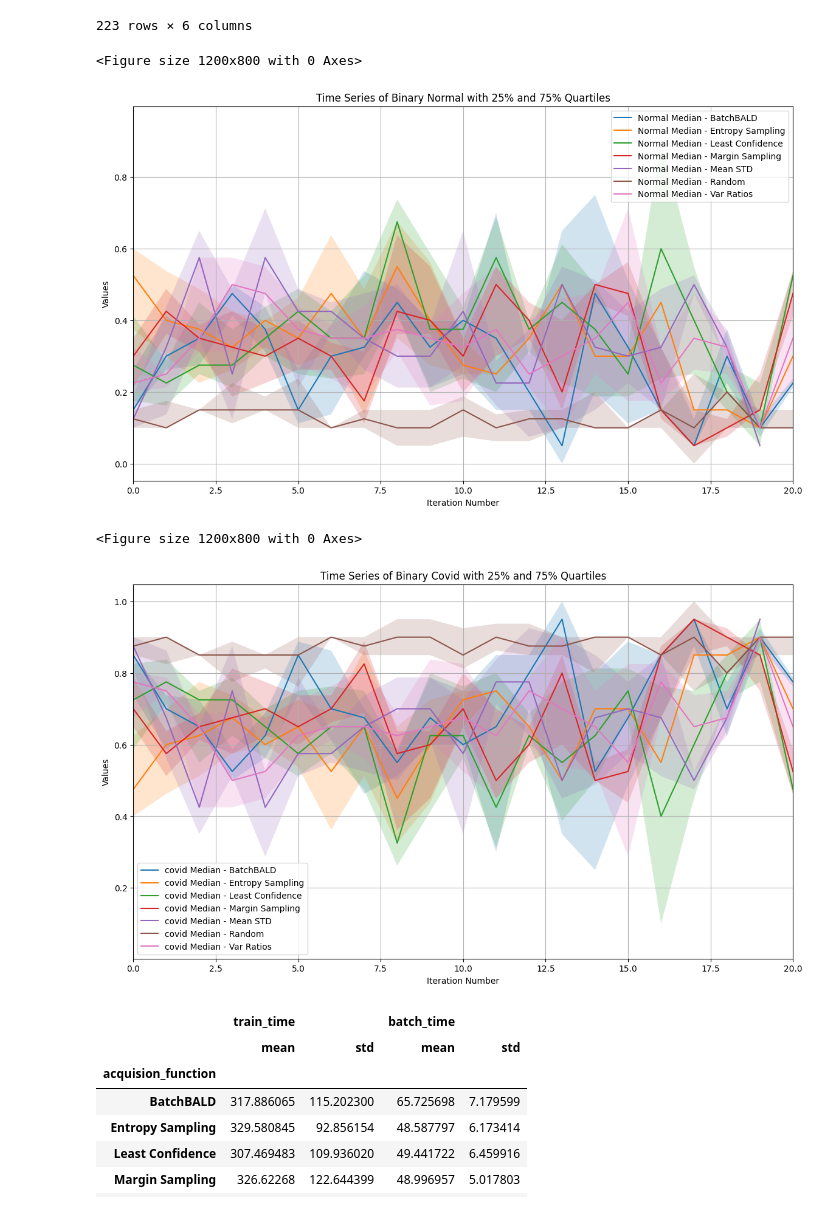
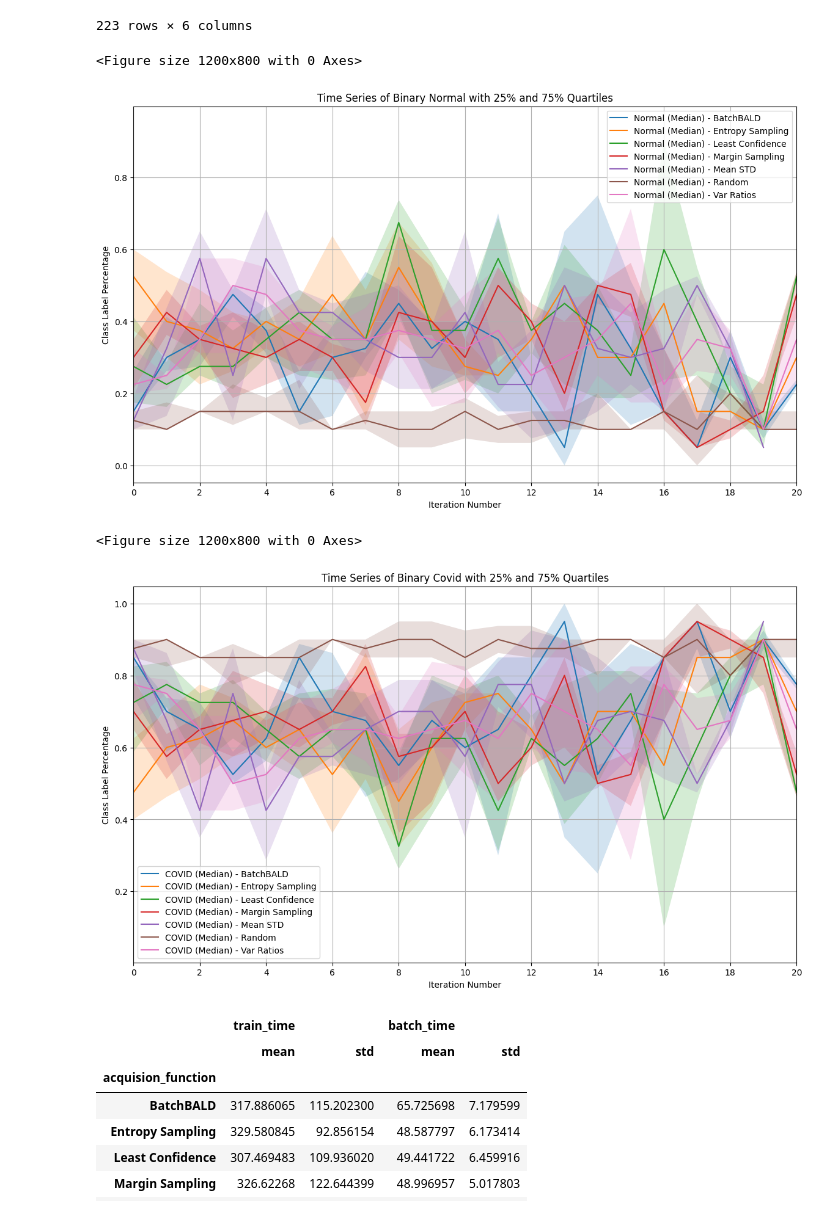
Before and after one commit to roymgabriel/BatchBALD, a Jupyter notebook: notebooks/roy/visualizations-topto.ipynb, the cells around one changed output. Drawn from its saved outputs; the diff is of its cells as text; code cells hidden in the pictures.

```diff
--- a/notebooks/roy/visualizations-topto.ipynb
+++ b/notebooks/roy/visualizations-topto.ipynb
@@ -546,17 +561,22 @@ for func in grouped_iter_df['acquision_function'].unique():
     data = grouped_iter_df[grouped_iter_df['acquision_function'] == func]
 
     # Plot median line
-    plt.plot(data['iteration_number'], data['severe_median'], label=f'severe Median - {func}')
+    plt.plot(data['iteration_number'], data['severe_median'], label=f'Severe (Median) - {func}')
 
     # Fill area between 25% and 75% quantiles
     plt.fill_between(data['iteration_number'], data['severe_25% quartile'], data['severe_75% quartile'], alpha=0.2)
 
+# Ensure x-axis shows only integer values
+plt.gca().xaxis.set_major_locator(MaxNLocator(integer=True))
+
 plt.xlabel('Iteration Number')
-plt.ylabel('Values')
+plt.ylabel('Class Label Percentage')
 plt.title('Time Series of Multi Severe with 25% and 75% Quartiles')
 plt.legend()
 plt.xlim(0, 20)  # Set x-axis limit
 plt.grid(True)
+output_path = blackhc.notebook.original_dir + f'/COVID_multi_severe_class_distribution_through_time.png'
+alp.plot_save(output_path, dpi=300)
 plt.show()
 # %% [output]
 <Figure size 1200x800 with 0 Axes>
@@ -646,17 +668,22 @@ for func in grouped_time_df['acquision_function'].unique():
     data = grouped_time_df[grouped_time_df['acquision_function'] == func]
 
     # Plot median line
-    plt.plot(data['iteration_number'], data['train_time_median'], label=f'train_time Median - {func}')
+    plt.plot(data['iteration_number'], data['train_time_median'], label=f'Train Time (Median) - {func}')
 
     # Fill area between 25% and 75% quantiles
     plt.fill_between(data['iteration_number'], data['train_time_25% quartile'], data['train_time_75% quartile'], alpha=0.2)
 
+# Ensure x-axis shows only integer values
+plt.gca().xaxis.set_major_locator(MaxNLocator(integer=True))
+
 plt.xlabel('Iteration Number')
-plt.ylabel('Values')
+plt.ylabel('Time (s)')
 plt.title('Time Series of Multi Training Time with 25% and 75% Quartiles')
 plt.legend()
 plt.xlim(0, 20)  # Set x-axis limit
 plt.grid(True)
+output_path = blackhc.notebook.original_dir + f'/COVID_multi_training_time_by_iter.png'
+alp.plot_save(output_path, dpi=300)
 plt.show()
 # %% [output]
 <Figure size 1200x800 with 0 Axes>
@@ -730,17 +757,22 @@ for func in grouped_time_df['acquision_function'].unique():
     data = grouped_time_df[grouped_time_df['acquision_function'] == func]
 
     # Plot median line
-    plt.plot(data['iteration_number'], data['batch_time_median'], label=f'batch_time Median - {func}')
+    plt.plot(data['iteration_number'], data['batch_time_median'], label=f'Batch Time (Median) - {func}')
 
     # Fill area between 25% and 75% quantiles
     plt.fill_between(data['iteration_number'], data['batch_time_25% quartile'], data['batch_time_75% quartile'], alpha=0.2)
 
+# Ensure x-axis shows only integer values
+plt.gca().xaxis.set_major_locator(MaxNLocator(integer=True))
+
 plt.xlabel('Iteration Number')
-plt.ylabel('Values')
+plt.ylabel('ValuesTime (s)')
 plt.title('Time Series of Multi Acquisition Batch Time with 25% and 75% Quartiles')
 plt.legend()
 plt.xlim(0, 20)  # Set x-axis limit
 plt.grid(True)
+output_path = blackhc.notebook.original_dir + f'/COVID_multi_acquisition_time_by_iter.png'
+alp.plot_save(output_path, dpi=300)
 plt.show()
 # %% [output]
 <Figure size 1200x800 with 0 Axes>
@@ -866,21 +900,26 @@ for func in grouped_iter_df['acquision_function'].unique():
     data = grouped_iter_df[grouped_iter_df['acquision_function'] == func]
 
     # Plot median line
-    plt.plot(data['iteration_number'], data['normal_median'], label=f'Normal Median - {func}')
+    plt.plot(data['iteration_number'], data['normal_median'], label=f'Normal (Median) - {func}')
 
     # Fill area between 25% and 75% quantiles
     plt.fill_between(data['iteration_number'], data['normal_25% quartile'], data['normal_75% quartile'], alpha=0.2)
 
+# Ensure x-axis shows only integer values
+plt.gca().xaxis.set_major_locator(MaxNLocator(integer=True))
+
 plt.xlabel('Iteration Number')
-plt.ylabel('Values')
+plt.ylabel('Class Label Percentage')
 plt.title('Time Series of Binary Normal with 25% and 75% Quartiles')
 plt.legend()
 plt.xlim(0, 20)  # Set x-axis limit
 plt.grid(True)
+output_path = blackhc.notebook.original_dir + f'/COVID_binary_normal_class_distribution_through_time.png'
+alp.plot_save(output_path, dpi=300)
 plt.show()
 # %% [output]
 <Figure size 1200x800 with 0 Axes>
-[figure, old version]
+[figure, new version]
 # %%
 df_binary_iter = binary_dictionary.copy(deep=True)
 
@@ -904,36 +943,41 @@ def iqr(x):
 
 # # Calculate IQR
 # grouped_iter_df['class_0%_iqr'] = df.groupby(['acquision_function', 'iteration_number'])['class_0%'].apply(iqr)
 # grouped_iter_df['class_1%_iqr'] = df.groupby(['acquision_function', 'iteration_number'])['class_1%'].apply(iqr)
 
 # Plotting the time plot with IQR
 plt.figure(figsize=(12, 8))
 
 # Reset index for easier plotting
 grouped_iter_df = grouped_iter_df.reset_index()
 
 # Plotting
 plt.figure(figsize=(14, 8))
 
 for func in grouped_iter_df['acquision_function'].unique():
     data = grouped_iter_df[grouped_iter_df['acquision_function'] == func]
 
     # Plot median line
-    plt.plot(data['iteration_number'], data['covid_median'], label=f'covid Median - {func}')
+    plt.plot(data['iteration_number'], data['covid_median'], label=f'COVID (Median) - {func}')
 
     # Fill area between 25% and 75% quantiles
     plt.fill_between(data['iteration_number'], data['covid_25% quartile'], data['covid_75% quartile'], alpha=0.2)
 
+# Ensure x-axis shows only integer values
+plt.gca().xaxis.set_major_locator(MaxNLocator(integer=True))
+
 plt.xlabel('Iteration Number')
-plt.ylabel('Values')
+plt.ylabel('Class Label Percentage')
 plt.title('Time Series of Binary Covid with 25% and 75% Quartiles')
 plt.legend()
 plt.xlim(0, 20)  # Set x-axis limit
 plt.grid(True)
+output_path = blackhc.notebook.original_dir + f'/COVID_binary_covid_class_distribution_through_time.png'
+alp.plot_save(output_path, dpi=300)
 plt.show()
 # %% [output]
 <Figure size 1200x800 with 0 Axes>
-[figure, old version]
+[figure, new version]
 # %%
 df_binary_time = binary_dictionary.copy(deep = True)
 
```
Also changed, not shown: parts of 16 cells of this notebook, 59 other files.
